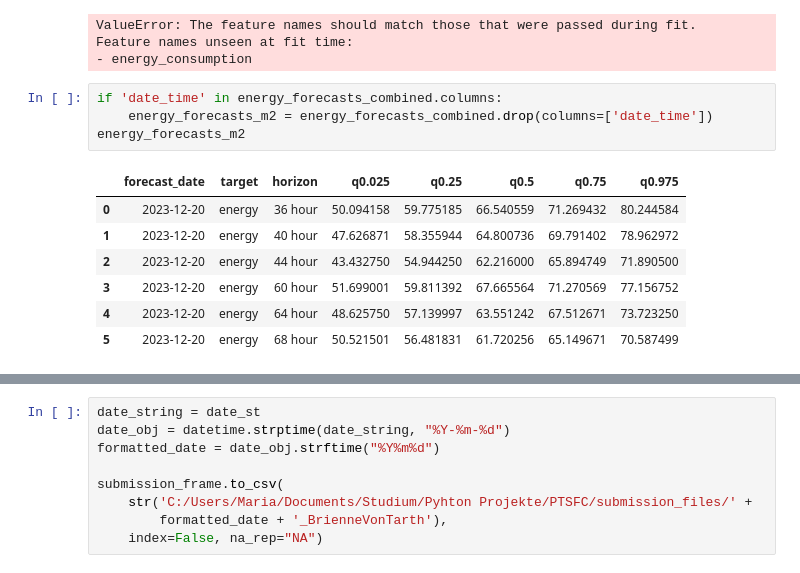
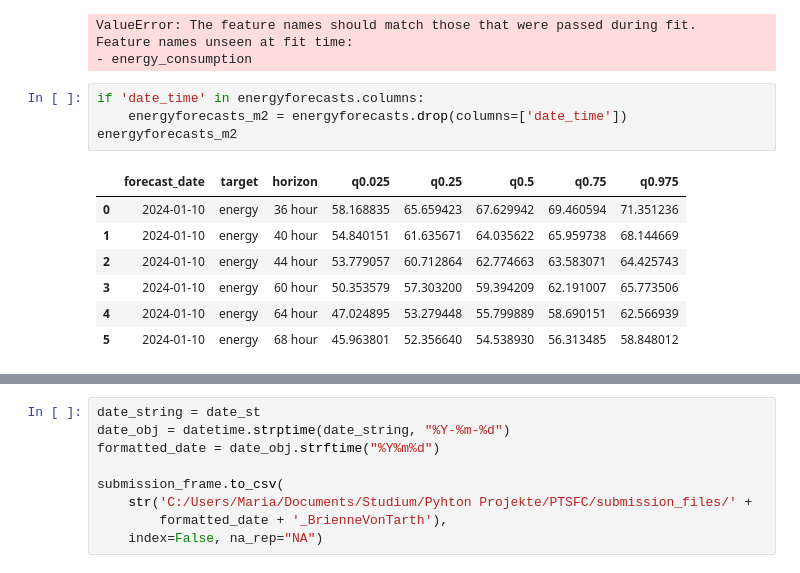
Before and after one commit to mweinreuter/PTSFC, a Jupyter notebook: forecast_merge/merge.ipynb, the cells around one changed output, grey strips where cells are left out. Drawn from its saved outputs; the diff is of its cells as text.

```diff
--- a/forecast_merge/merge.ipynb
+++ b/forecast_merge/merge.ipynb
@@ -56,17 +59,17 @@ ValueError: The feature names should match those that were passed during fit.
 Feature names unseen at fit time:
 - energy_consumption
 # %%
-if 'date_time' in energy_forecasts_combined.columns:
-    energy_forecasts_m2 = energy_forecasts_combined.drop(columns=['date_time'])
-energy_forecasts_m2
+if 'date_time' in energyforecasts.columns:
+    energyforecasts_m2 = energyforecasts.drop(columns=['date_time'])
+energyforecasts_m2
 # %% [output]
 |  | forecast_date | target | horizon | q0.025 | q0.25 | q0.5 | q0.75 | q0.975 |
-| 0 | 2023-12-20 | energy | 36 hour | 50.094158 | 59.775185 | 66.540559 | 71.269432 | 80.244584 |
-| 1 | 2023-12-20 | energy | 40 hour | 47.626871 | 58.355944 | 64.800736 | 69.791402 | 78.962972 |
-| 2 | 2023-12-20 | energy | 44 hour | 43.432750 | 54.944250 | 62.216000 | 65.894749 | 71.890500 |
-| 3 | 2023-12-20 | energy | 60 hour | 51.699001 | 59.811392 | 67.665564 | 71.270569 | 77.156752 |
-| 4 | 2023-12-20 | energy | 64 hour | 48.625750 | 57.139997 | 63.551242 | 67.512671 | 73.723250 |
-| 5 | 2023-12-20 | energy | 68 hour | 50.521501 | 56.481831 | 61.720256 | 65.149671 | 70.587499 |
+| 0 | 2024-01-10 | energy | 36 hour | 58.168835 | 65.659423 | 67.629942 | 69.460594 | 71.351236 |
+| 1 | 2024-01-10 | energy | 40 hour | 54.840151 | 61.635671 | 64.035622 | 65.959738 | 68.144669 |
+| 2 | 2024-01-10 | energy | 44 hour | 53.779057 | 60.712864 | 62.774663 | 63.583071 | 64.425743 |
+| 3 | 2024-01-10 | energy | 60 hour | 50.353579 | 57.303200 | 59.394209 | 62.191007 | 65.773506 |
+| 4 | 2024-01-10 | energy | 64 hour | 47.024895 | 53.279448 | 55.799889 | 58.690151 | 62.566939 |
+| 5 | 2024-01-10 | energy | 68 hour | 45.963801 | 52.356640 | 54.538930 | 56.313485 | 58.848012 |
 # %%
 df_sub_dax = combine_models()
 df_sub_dax
```
Also changed, not shown: parts of 10 cells of this notebook, 29 other files.
